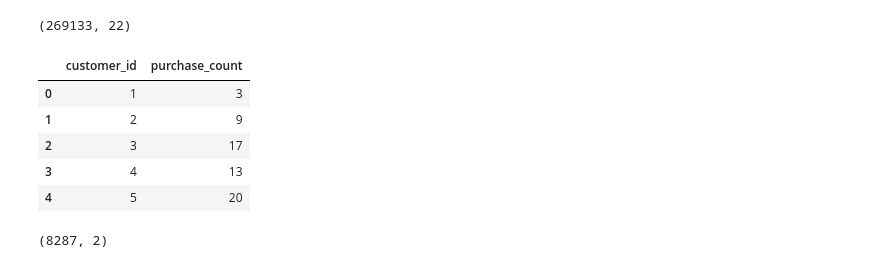
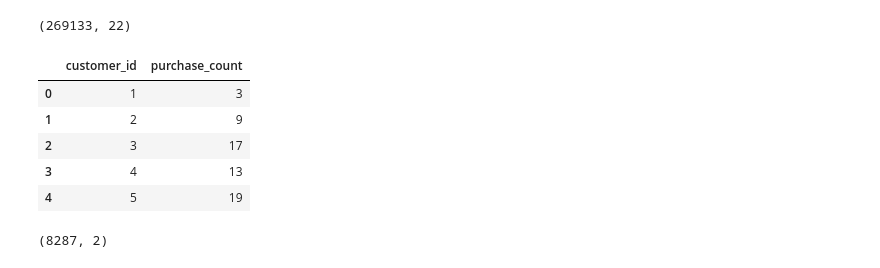
Before and after one commit to asertas14/Big_data, a Jupyter notebook: rfm.ipynb, the cells around one changed output. Cells and saved outputs as stored; diff of their text form; code cells hidden in the pictures.

```diff
--- a/rfm.ipynb
+++ b/rfm.ipynb
@@ -32,19 +33,19 @@ df_original.shape
 # %%
 # Filtrando transacciones de los últimos 3 meses
 end_date = df_original['deliver_date'].max()
 start_date = end_date - pd.DateOffset(months=3)
-df_last_3_months = df_original[df_original['deliver_date'].between(start_date, end_date)]
+df_last_3_months = df_original[df_original['deliver_date'].between(start_date + + datetime.timedelta(days=1), end_date)]
 
 # Calculando la frecuencia promedio en días para cada cliente en los últimos 3 meses
 df_frequency = df_last_3_months.groupby('customer_id').size().reset_index(name='purchase_count')
 df_frequency.head()
 # %% [output]
 |  | customer_id | purchase_count |
 | 0 | 1 | 3 |
 | 1 | 2 | 9 |
 | 2 | 3 | 17 |
 | 3 | 4 | 13 |
-| 4 | 5 | 20 |
+| 4 | 5 | 19 |
 # %%
 all_customers = df_original['customer_id'].unique()
 missing_customers = set(all_customers) - set(df_frequency['customer_id'])
```
Also changed, not shown: parts of 1 cell of this notebook.
